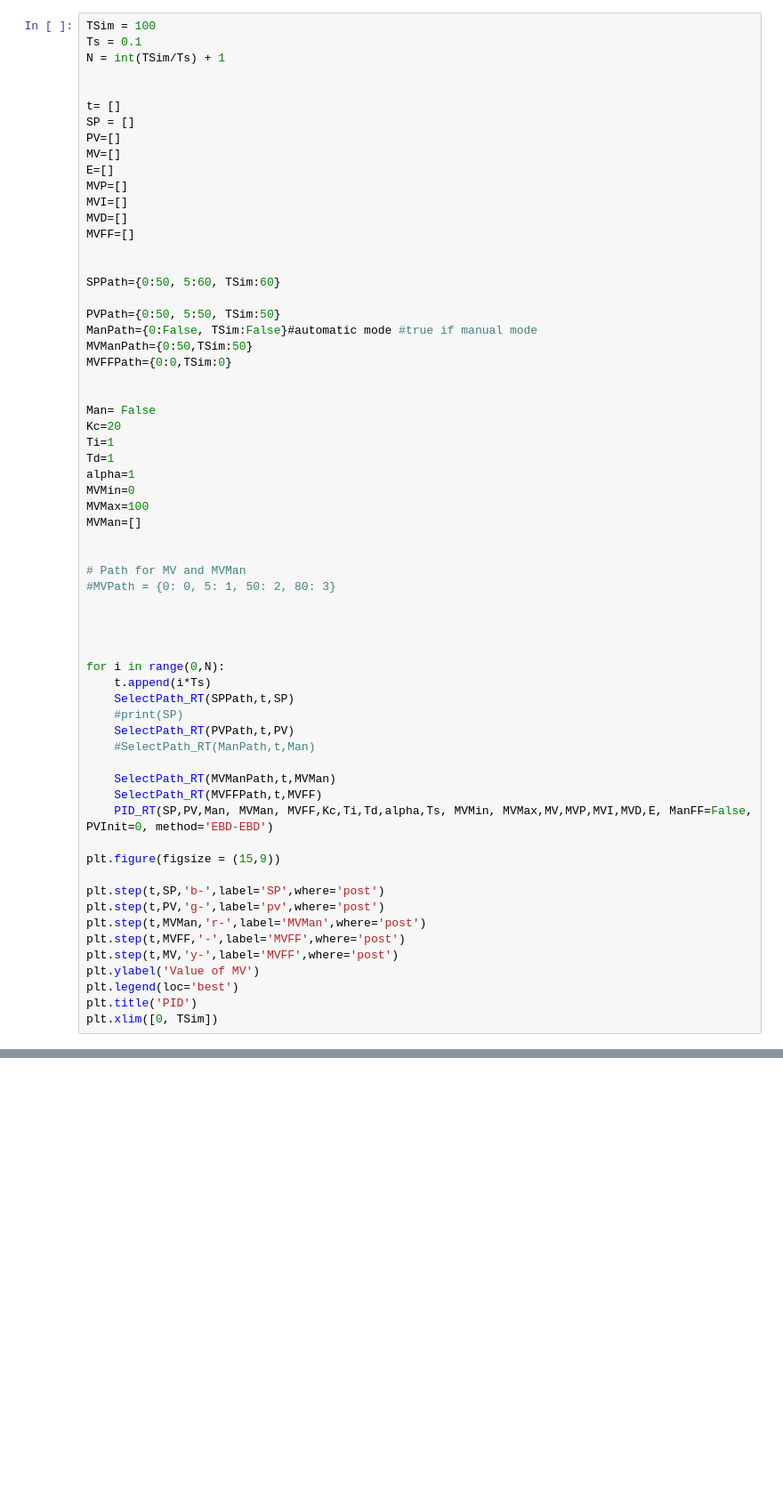
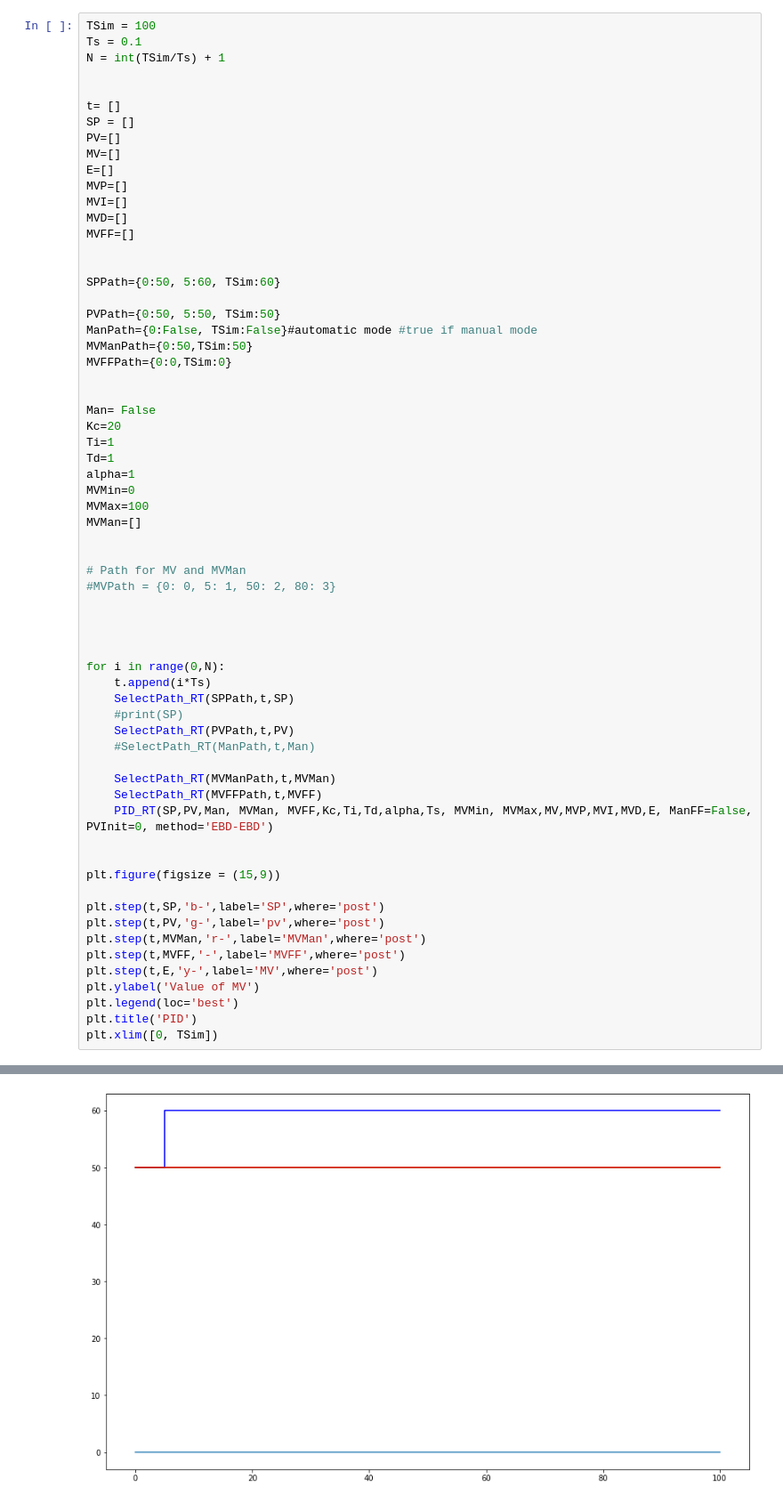
Before and after one commit to Quentin-Jadoul/Control_theory, a Jupyter notebook: Package18155_18316.ipynb, the cells around one changed output, grey strips where cells are left out. Shown at 89% size. Saved outputs shown, nothing was run; the diff lists cells and outputs as text; blank space fills up the shorter version.

```diff
--- a/Package18155_18316.ipynb
+++ b/Package18155_18316.ipynb
@@ -136,13 +138,14 @@ for i in range(0,N):
     SelectPath_RT(MVFFPath,t,MVFF)
     PID_RT(SP,PV,Man, MVMan, MVFF,Kc,Ti,Td,alpha,Ts, MVMin, MVMax,MV,MVP,MVI,MVD,E, ManFF=False, PVInit=0, method='EBD-EBD')
 
+
 plt.figure(figsize = (15,9))
 
 plt.step(t,SP,'b-',label='SP',where='post')
 plt.step(t,PV,'g-',label='pv',where='post')
 plt.step(t,MVMan,'r-',label='MVMan',where='post')
 plt.step(t,MVFF,'-',label='MVFF',where='post')
-plt.step(t,MV,'y-',label='MVFF',where='post')
+plt.step(t,E,'y-',label='MV',where='post')
 plt.ylabel('Value of MV')
 plt.legend(loc='best')
 plt.title('PID')
@@ -151,0 +155 @@ IndexError: list index out of range
+[figure, added]
```
Also changed, not shown: parts of 2 cells of this notebook, 1 other file.
